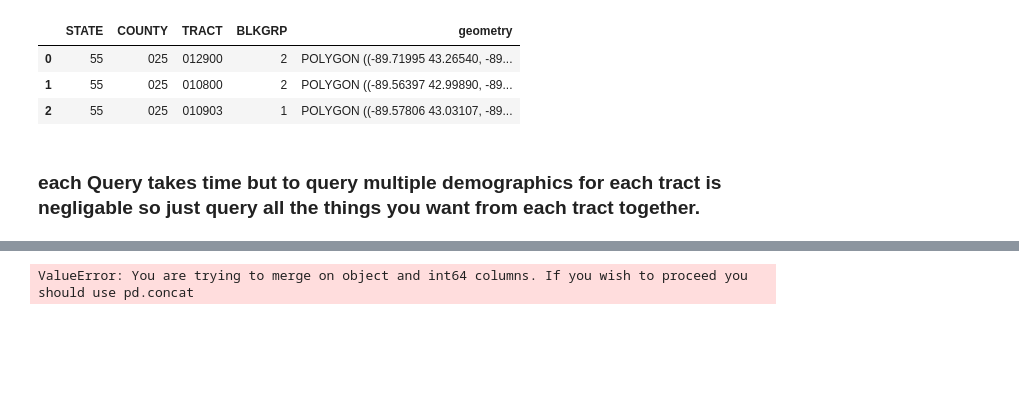
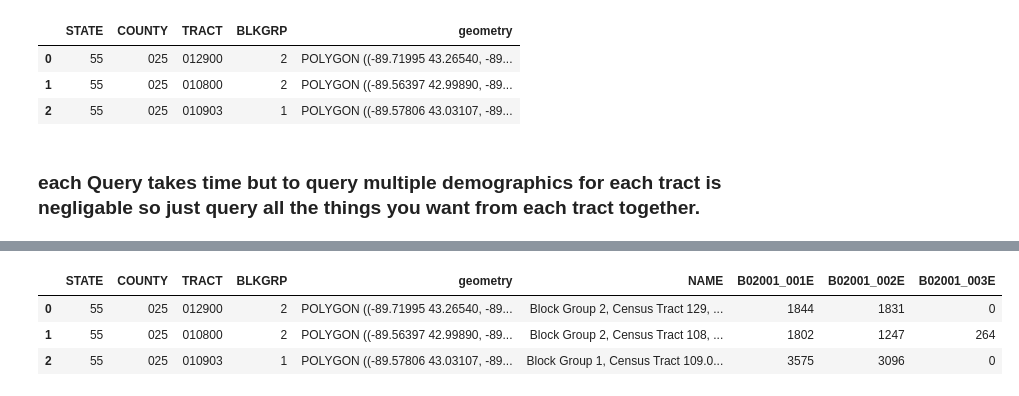
Before and after one commit to wisc-bus/simulator, a Jupyter notebook: TigerWeb_Exploration.ipynb, the cells around one changed output, grey strips where cells are left out. Cells and saved outputs as stored; diff of their text form; code cells hidden in the pictures; blank space fills up the shorter version.

```diff
--- a/TigerWeb_Exploration.ipynb
+++ b/TigerWeb_Exploration.ipynb
@@ -182,4 +185,8 @@ combined_df
 # %%
-joined_df = df.join(combined_df, on='TRACT')
+joined_df = df.merge(combined_df, on=['TRACT', 'STATE', 'COUNTY', 'BLKGRP'])
+joined_df.head(3)
 # %% [output]
-ValueError: You are trying to merge on object and int64 columns. If you wish to proceed you should use pd.concat
+|  | STATE | COUNTY | TRACT | BLKGRP | geometry | NAME | B02001_001E | B02001_002E | B02001_003E |
+| 0 | 55 | 025 | 012900 | 2 | POLYGON ((-89.71995 43.26540, -89... | Block Group 2, Census Tract 129, ... | 1844 | 1831 | 0 |
+| 1 | 55 | 025 | 010800 | 2 | POLYGON ((-89.56397 42.99890, -89... | Block Group 2, Census Tract 108, ... | 1802 | 1247 | 264 |
+| 2 | 55 | 025 | 010903 | 1 | POLYGON ((-89.57806 43.03107, -89... | Block Group 1, Census Tract 109.0... | 3575 | 3096 | 0 |
```
Also changed, not shown: parts of 10 cells of this notebook.
